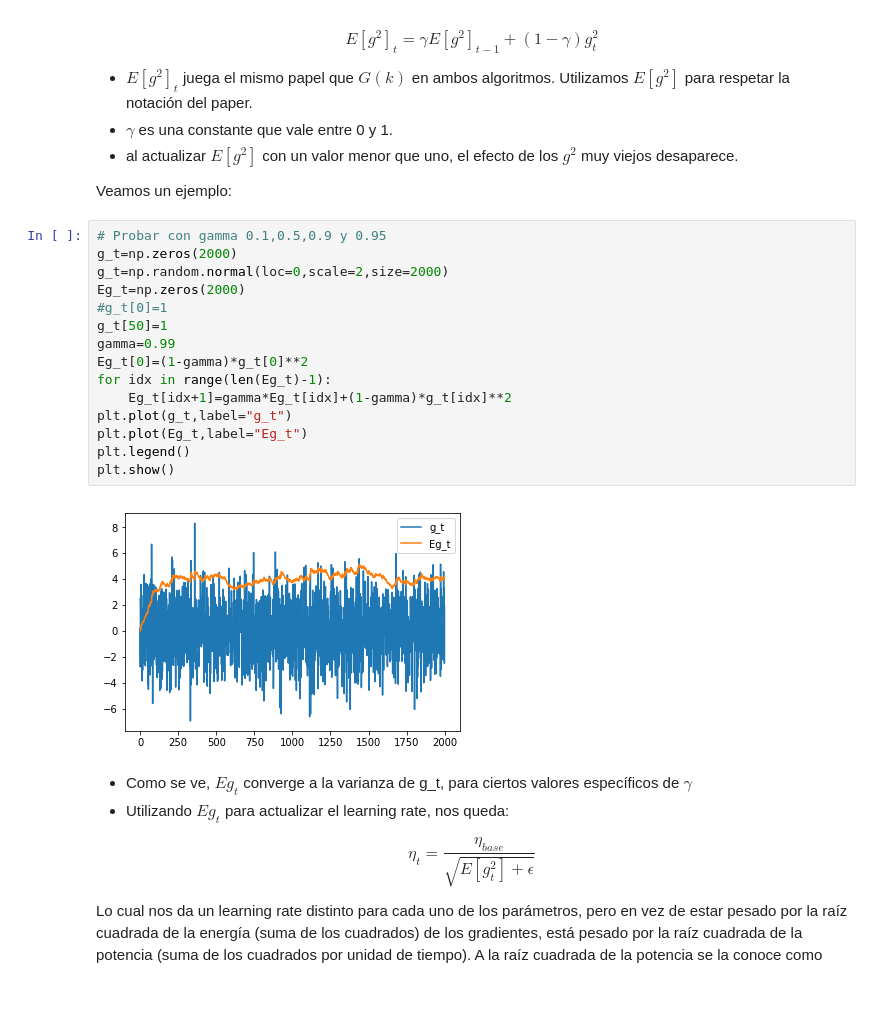
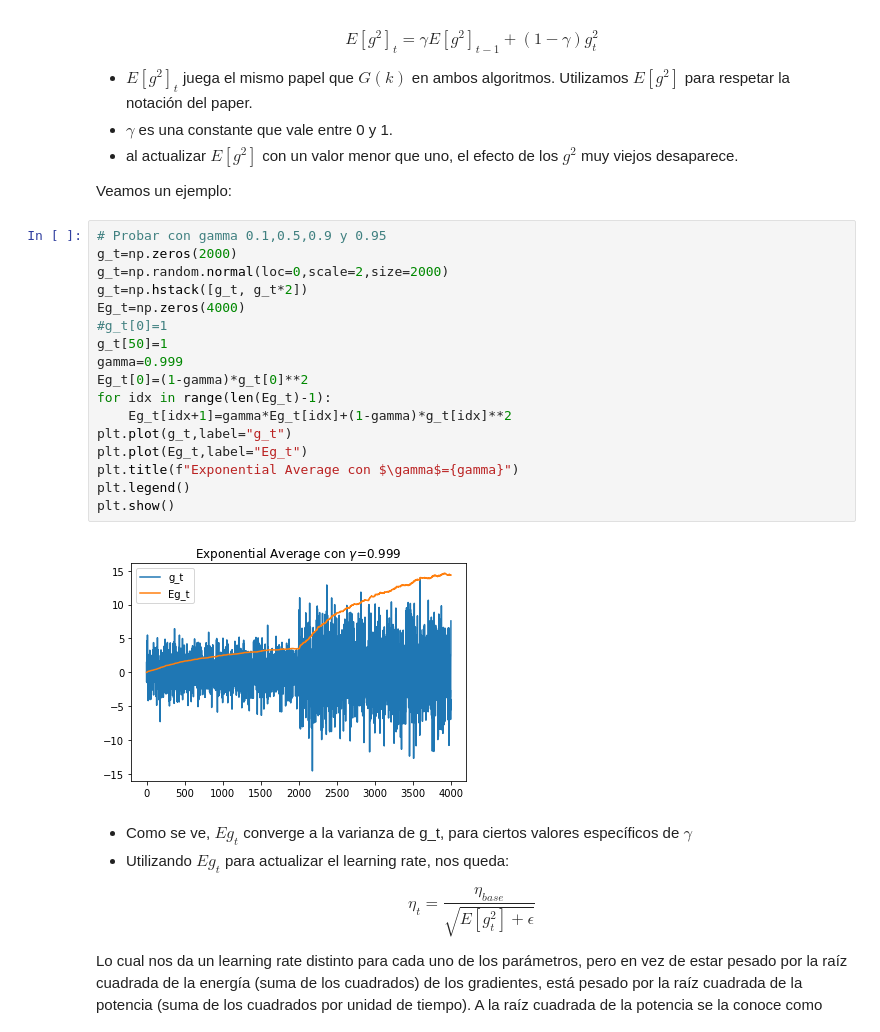
Before and after one commit to deeplearning-itba/optimizadores, a Jupyter notebook: 03 - RMSProp y Adadelta.ipynb, the cells around one changed output. Saved outputs shown, nothing was run; the diff lists cells and outputs as text; blank space fills up the shorter version.

```diff
--- a/03 - RMSProp y Adadelta.ipynb
+++ b/03 - RMSProp y Adadelta.ipynb
@@ -49,20 +50,22 @@ Veamos un ejemplo:
 # %%
 # Probar con gamma 0.1,0.5,0.9 y 0.95
 g_t=np.zeros(2000)
 g_t=np.random.normal(loc=0,scale=2,size=2000)
-Eg_t=np.zeros(2000)
+g_t=np.hstack([g_t, g_t*2])
+Eg_t=np.zeros(4000)
 #g_t[0]=1
 g_t[50]=1
-gamma=0.99
+gamma=0.999
 Eg_t[0]=(1-gamma)*g_t[0]**2
 for idx in range(len(Eg_t)-1):
     Eg_t[idx+1]=gamma*Eg_t[idx]+(1-gamma)*g_t[idx]**2
 plt.plot(g_t,label="g_t")
 plt.plot(Eg_t,label="Eg_t")
+plt.title(f"Exponential Average con $\gamma$={gamma}")
 plt.legend()
 plt.show()
 # %% [output]
-[figure, old version]
+[figure, new version]
 # %% [markdown]
 - Como se ve, $Eg_t$ converge a la varianza de g_t, para ciertos valores específicos de $\gamma$
 - Utilizando $Eg_t$ para actualizar el learning rate, nos queda:
```
Also changed, not shown: parts of 6 cells of this notebook, 6 other files.
